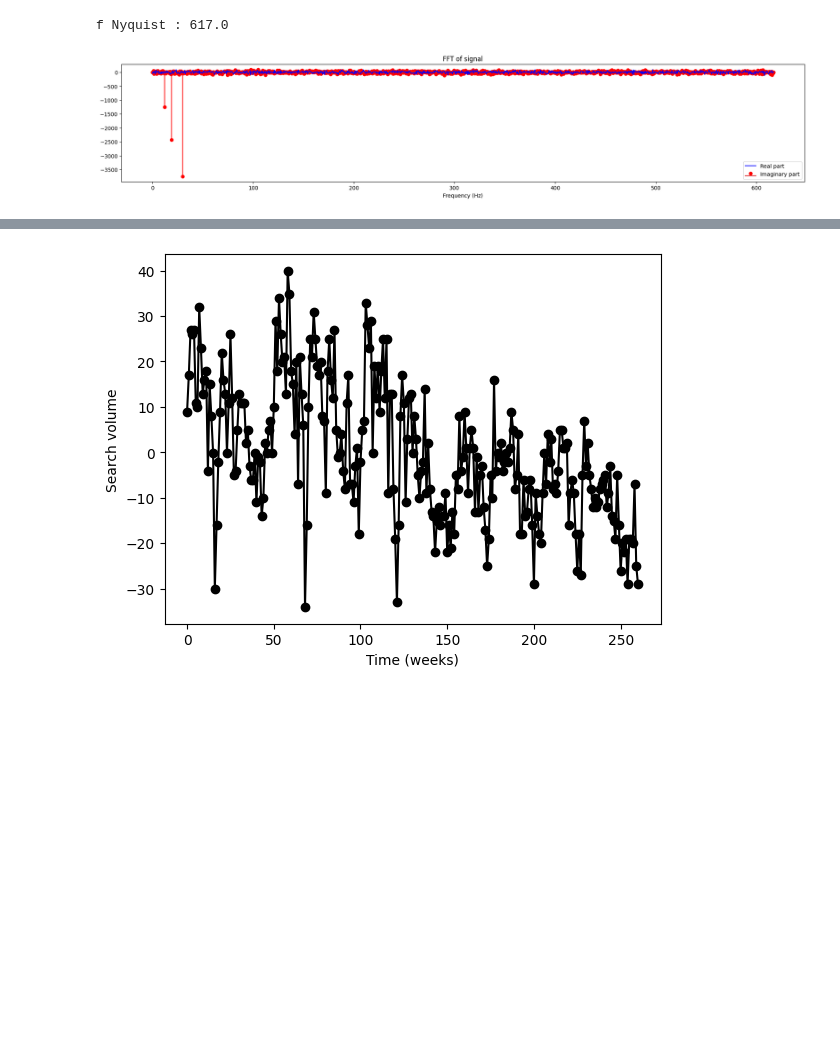
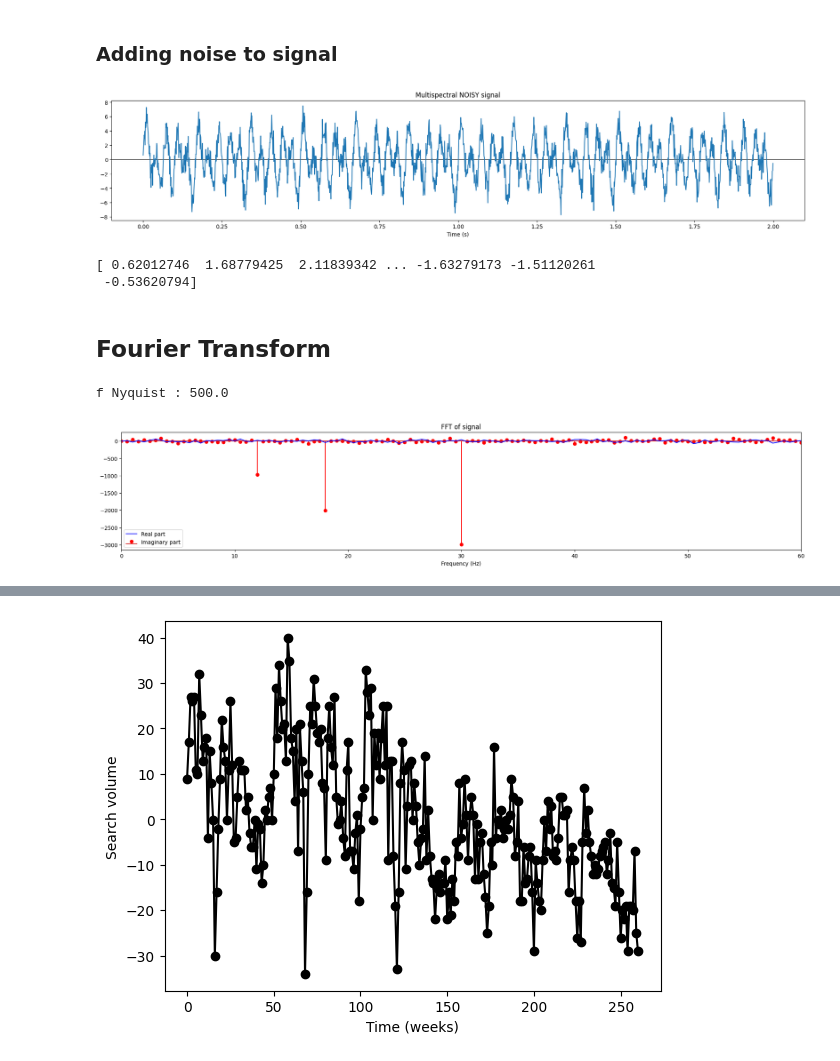
Before and after one commit to marzzelo/SignalProcessing, a Jupyter notebook: spectral/sigprocMXC_spectral MAV.ipynb, the cells around one changed output, grey strips where cells are left out. Saved outputs shown, nothing was run; the diff lists cells and outputs as text; code cells hidden in the pictures; blank space fills up the shorter version.

```diff
--- a/spectral/sigprocMXC_spectral MAV.ipynb
+++ b/spectral/sigprocMXC_spectral MAV.ipynb
@@ -70,3 +74,23 @@ plt.show()  # plot the signal versus the time vector
+# %% [markdown]
+### Adding noise to signal
+# %%
+signal = signal + np.random.randn(npnts)  # add some noise
+
+plt.figure(figsize=(23, 4))
+plt.axhline(0, color='black', lw=1)
+plt.title('Multispectral NOISY signal')
+plt.xlabel('Time (s)')  # time vector is the normalized time points
+plt.plot(time, signal)
+plt.show()  # plot the signal versus the time vector
+# %% [output]
+[figure, added]
+# %%
+print(signal)
+# %% [output]
+[ 0.62012746  1.68779425  2.11839342 ... -1.63279173 -1.51120261
+ -0.53620794]
+# %% [markdown]
+## Fourier Transform
 # %%
 # amplitude spectrum via Fourier transform
 signalX = fft(signal)
@@ -80,14 +104,14 @@ print(f"f Nyquist : {hz[-1]}")
 plt.figure(figsize=(23, 4))
 plt.stem(hz, signalX[0:int(np.floor(npnts / 2) + 1)].imag, 'r', label='Imaginary part')
 plt.plot(hz, signalX[0:int(np.floor(npnts / 2) + 1)].real, 'b', label='Real part')
-# plt.xlim([0, 60])
+plt.xlim([0, 60])
 plt.xlabel('Frequency (Hz)')
 plt.title('FFT of signal')
 plt.legend()
 plt.show()
 # %% [output]
-f Nyquist : 617.0
+f Nyquist : 500.0
-[figure, old version]
+[figure, new version]
 # %%
 # plot the amplitude spectrum
 plt.stem(hz, signalAmp[0: len(hz)], "k")
```
Also changed, not shown: parts of 9 cells of this notebook.
